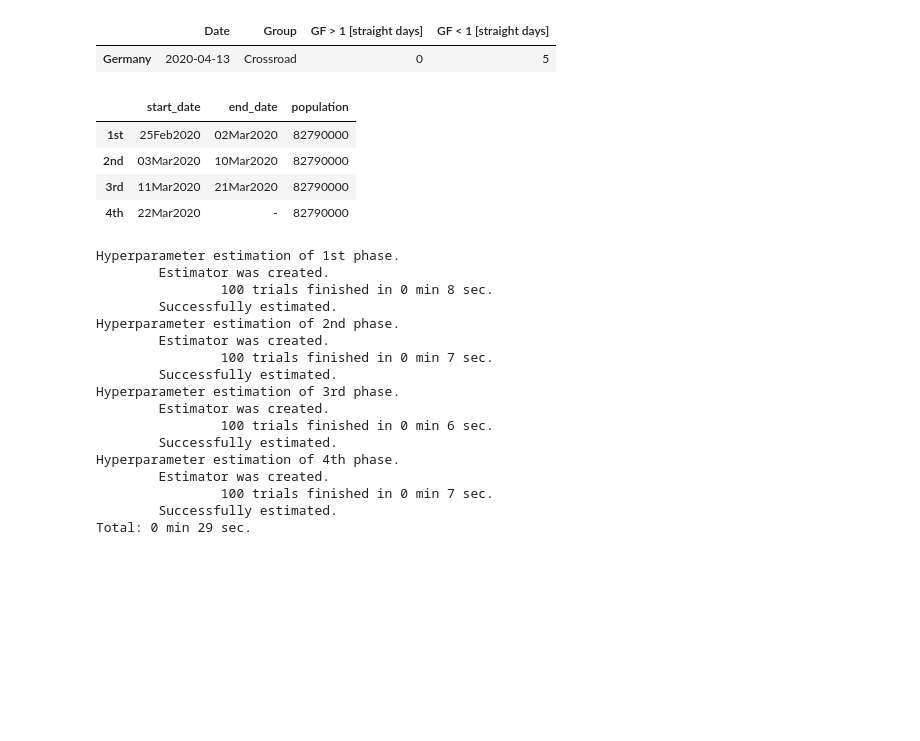
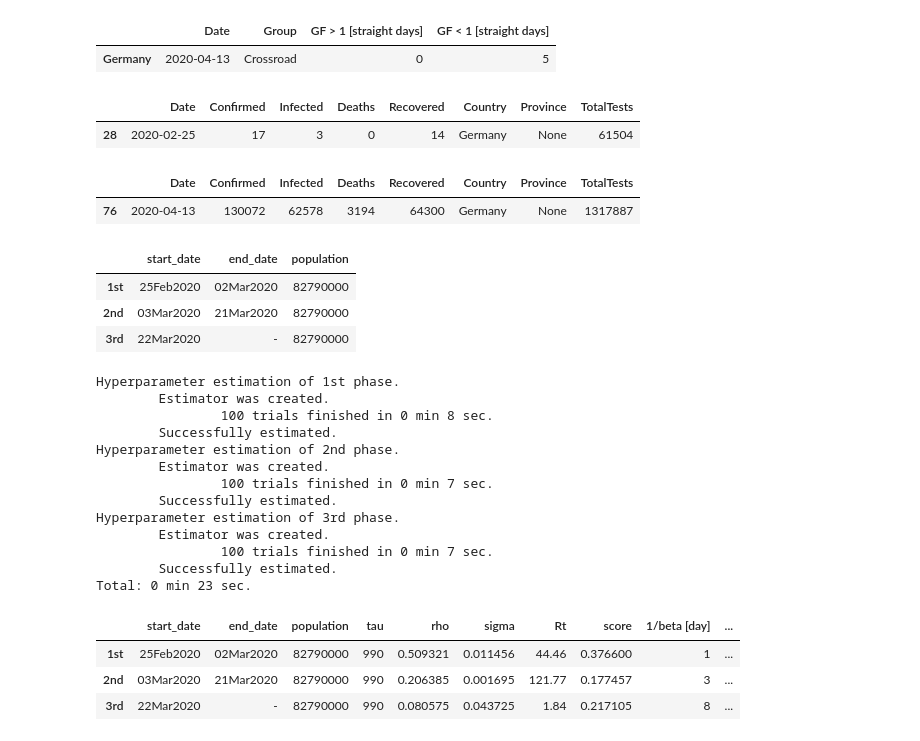
Before and after one commit to Fudalinm/EpidemicSpreadModels, a Jupyter notebook: notebooks/Germany.ipynb, the cells around one changed output. Drawn from its saved outputs; the diff is of its cells as text; code cells hidden in the pictures; blank space fills up the shorter version.

```diff
--- a/notebooks/Germany.ipynb
+++ b/notebooks/Germany.ipynb
@@ -124,17 +124,26 @@ ger_scenario.growth_factor()
 [figure]
 |  | Date | Group | GF > 1 [straight days] | GF < 1 [straight days] |
 | Germany | 2020-04-13 | Crossroad | 0 | 5 |
+# %%
+result.loc[result['Date'] == '2020-02-25']
+# %% [output]
+|  | Date | Confirmed | Infected | Deaths | Recovered | Country | Province | TotalTests |
+| 28 | 2020-02-25 | 17 | 3 | 0 | 14 | Germany | None | 61504 |
+# %%
+result.loc[result['Date'] == '2020-04-13']
+# %% [output]
+|  | Date | Confirmed | Infected | Deaths | Recovered | Country | Province | TotalTests |
+| 76 | 2020-04-13 | 130072 | 62578 | 3194 | 64300 | Germany | None | 1317887 |
 # %%
 ger_scenario.set_phase(
-    start_dates=["25Feb2020", "03Mar2020", "11Mar2020","22Mar2020"],
+    start_dates=["25Feb2020", "03Mar2020", "22Mar2020"],
     population=82790000
 )
 # %% [output]
 |  | start_date | end_date | population |
 | 1st | 25Feb2020 | 02Mar2020 | 82790000 |
-| 2nd | 03Mar2020 | 10Mar2020 | 82790000 |
-| 3rd | 11Mar2020 | 21Mar2020 | 82790000 |
-| 4th | 22Mar2020 | - | 82790000 |
+| 2nd | 03Mar2020 | 21Mar2020 | 82790000 |
+| 3rd | 22Mar2020 | - | 82790000 |
 # %%
 ger_scenario.estimate(model.SIR)
 # %% [output]
@@ -148,13 +157,16 @@ Hyperparameter estimation of 2nd phase.
         Successfully estimated.
 Hyperparameter estimation of 3rd phase.
         Estimator was created.
-                100 trials finished in 0 min 6 sec.
-        Successfully estimated.
-Hyperparameter estimation of 4th phase.
-        Estimator was created.
                 100 trials finished in 0 min 7 sec.
         Successfully estimated.
-Total: 0 min 29 sec.
+Total: 0 min 23 sec.
+# %%
+ger_scenario.show_parameters()
+# %% [output]
+|  | start_date | end_date | population | tau | rho | sigma | Rt | score | 1/beta [day] | ... |
+| 1st | 25Feb2020 | 02Mar2020 | 82790000 | 990 | 0.509321 | 0.011456 | 44.46 | 0.376600 | 1 | ... |
+| 2nd | 03Mar2020 | 21Mar2020 | 82790000 | 990 | 0.206385 | 0.001695 | 121.77 | 0.177457 | 3 | ... |
+| 3rd | 22Mar2020 | - | 82790000 | 990 | 0.080575 | 0.043725 | 1.84 | 0.217105 | 8 | ... |
 # %%
 ger_scenario.accuracy_graph(phase_n=1)
 # %% [output]
```
Also changed, not shown: parts of 5 cells of this notebook.
